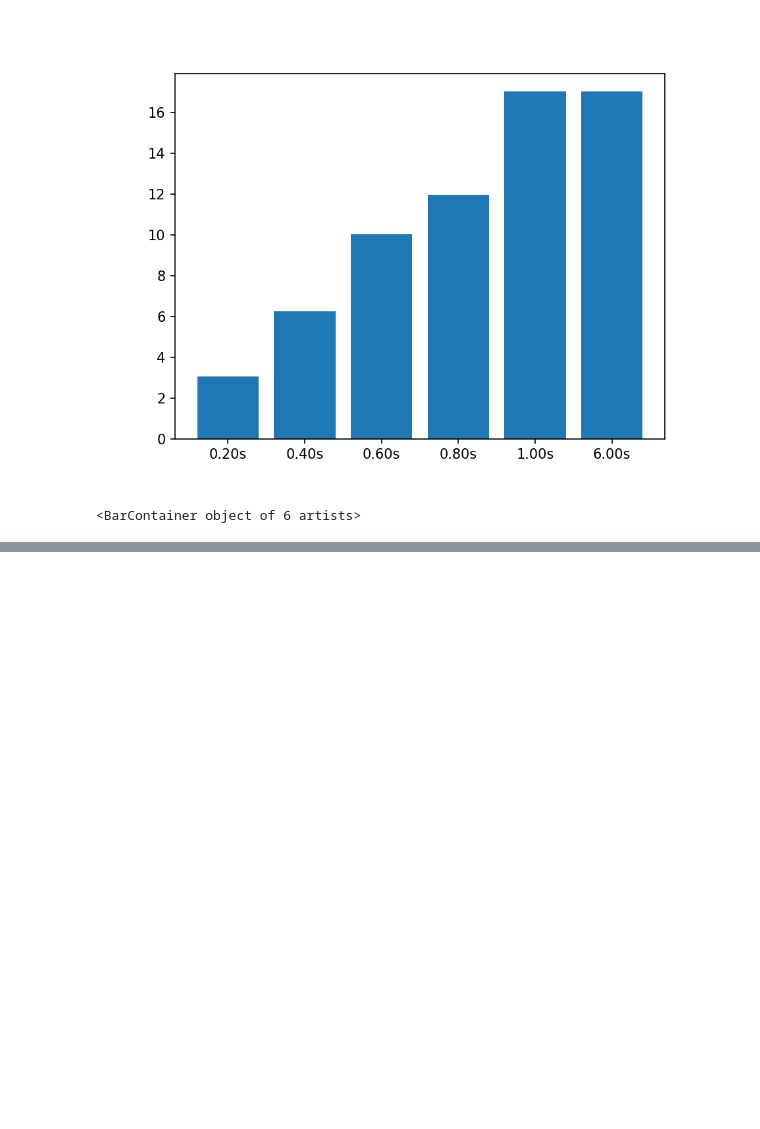
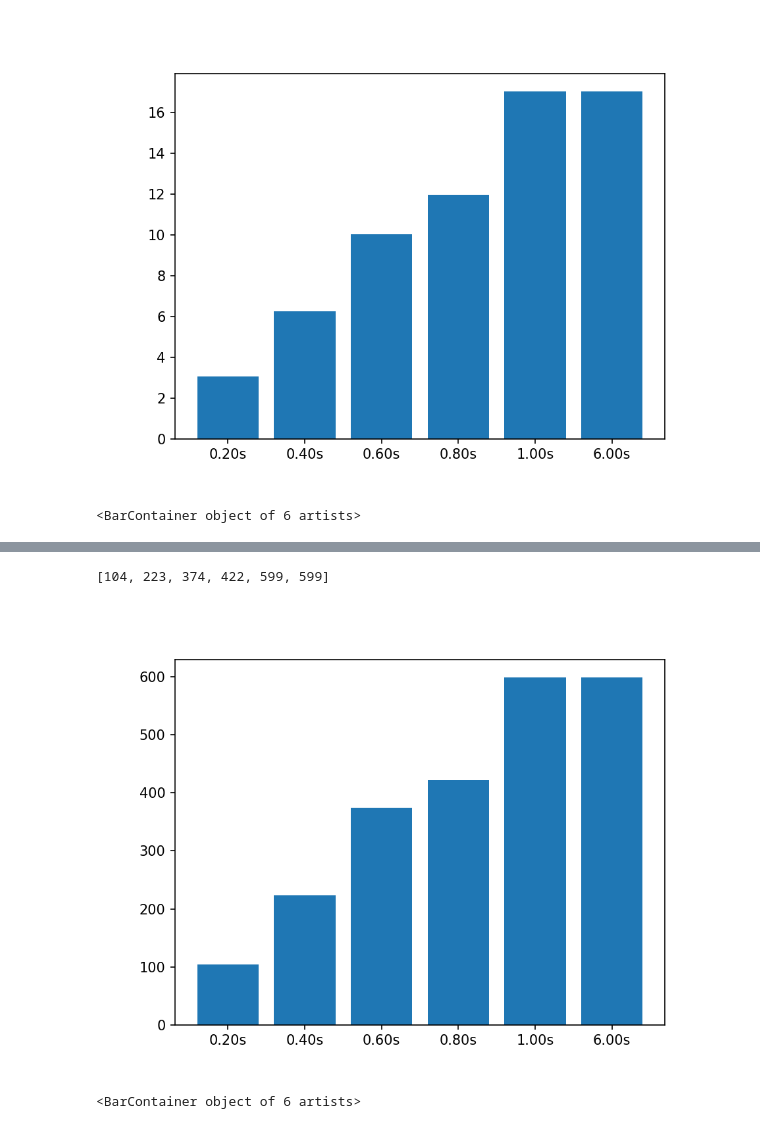
Before and after one commit to Beloin/TCCEMG, a Jupyter notebook: impl_tests/feature_extractor.ipynb, the cells around one changed output, grey strips where cells are left out. Saved outputs shown, nothing was run; the diff lists cells and outputs as text; code cells hidden in the pictures; blank space fills up the shorter version.

Commit message:
WIP - APPEN

```diff
--- a/impl_tests/feature_extractor.ipynb
+++ b/impl_tests/feature_extractor.ipynb
@@ -130,0 +65,15 @@ TypeError: 'float' object cannot be interpreted as an integer
+# %%
+data = []
+names = []
+for i in range(20):
+    window_s = .2 * (i+1)
+    window = window_s * extractor._freq
+    data.append(nolds.sampen((cycle_01.grip[:int(window)])))
+    names.append("{0:0.2f}s".format(window_s))
+
+data.append(nolds.sampen(cycle_01.grip[:int(window)]))
+names.append('{0:0.2f}s'.format(cycle_01.grip.__len__()/extractor._freq))
+print(data)
+
+
+plt.bar(names, data)
@@ -217,0 +181,13 @@ plt.bar(names, data)
+# %%
+def wamp(sample, threshold=10):
+    """
+    @param: sample - Sample based on volts
+    @param: threshold - Based on milivolts
+    """
+    threshold /= 1000
+    sum = 0
+    for i in range(len(sample)-1):
+        v = math.fabs(sample[i] - sample[i+1])
+        if v > threshold:
+            sum += 1
+    return sum
@@ -217,0 +203,18 @@ plt.bar(names, data)
+# %%
+data = []
+names = []
+for i in range(5):
+    window_s = .2 * (i+1)
+    window = window_s * extractor._freq
+    data.append(wamp(np.array(cycle_01.grip[:int(window)])))
+    names.append("{0:0.2f}s".format(window_s))
+
+data.append(wamp(np.array(cycle_01.grip[:int(window)])))
+names.append('{0:0.2f}s'.format(cycle_01.grip.__len__()/extractor._freq))
+print(data)
+
+plt.bar(names, data)
+# %% [output]
+[104, 223, 374, 422, 599, 599]
+[figure, added]
+<BarContainer object of 6 artists>
```
Also changed, not shown: parts of 16 cells of this notebook, 1 other file.
